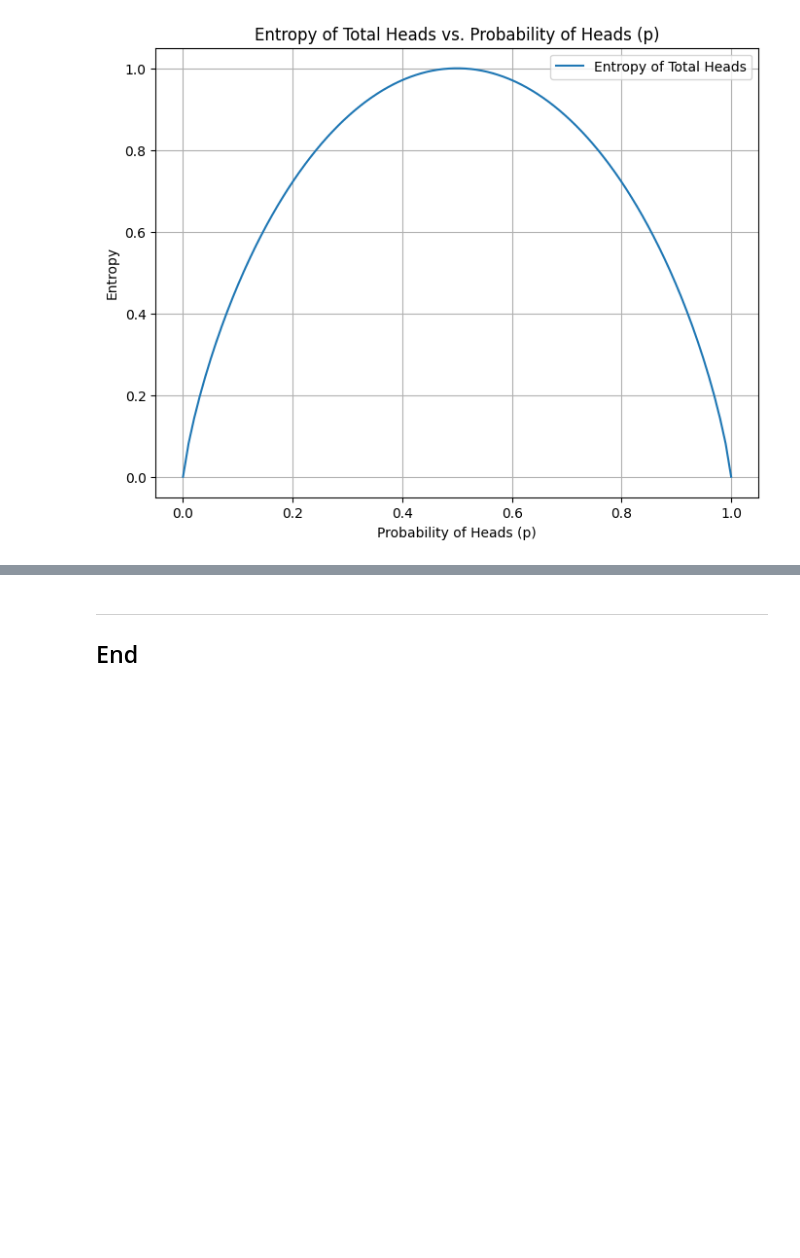
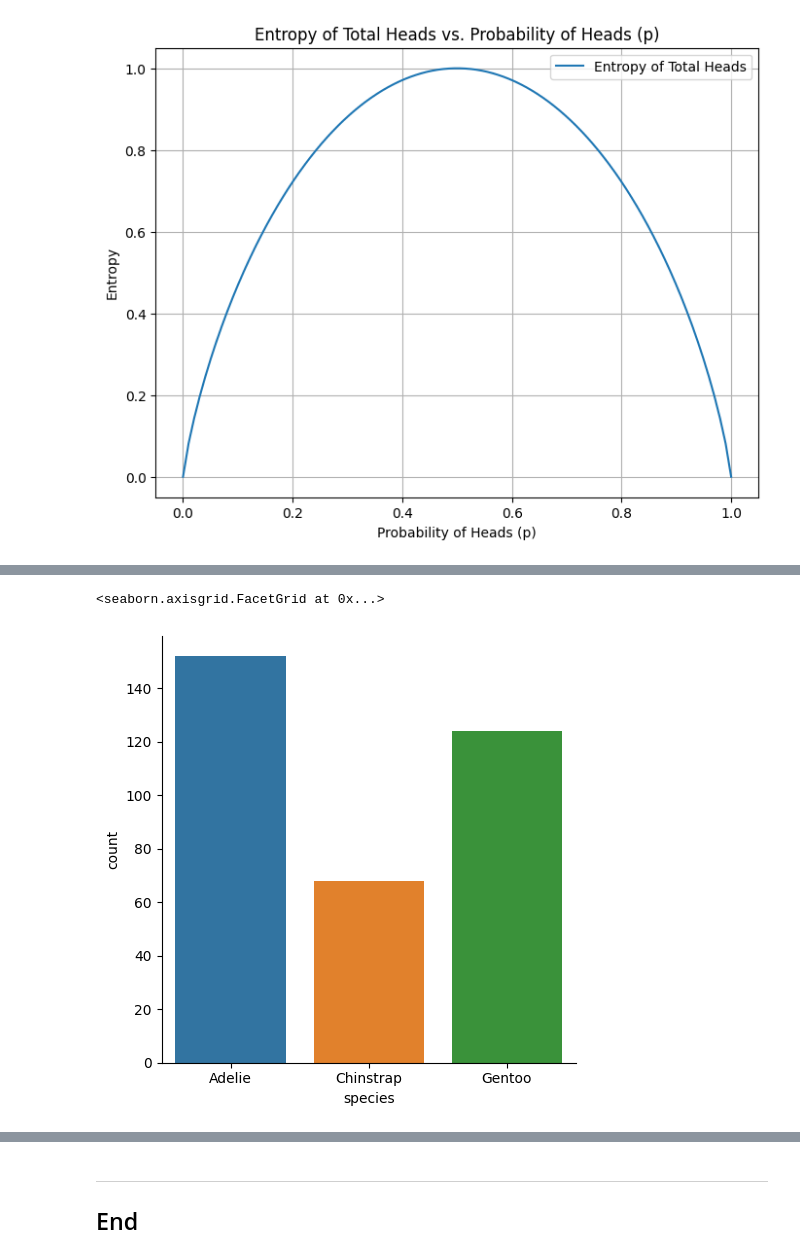
Before and after one commit to StefaniaVerduga/fundamentals-of-data-analysis, a Jupyter notebook: tasks.ipynb, the cells around one changed output, grey strips where cells are left out. Saved outputs shown, nothing was run; the diff lists cells and outputs as text; code cells hidden in the pictures; blank space fills up the shorter version.

Commit message:
Created plots from the task 5

```diff
--- a/tasks.ipynb
+++ b/tasks.ipynb
@@ -386,0 +406,7 @@ plt.show()
+# %%
+import seaborn as sns
+
+sns.catplot(df, x="species", kind="count")
+# %% [output]
+<seaborn.axisgrid.FacetGrid at 0x...>
+[figure, added]
```
Also changed, not shown: parts of 20 cells of this notebook.
